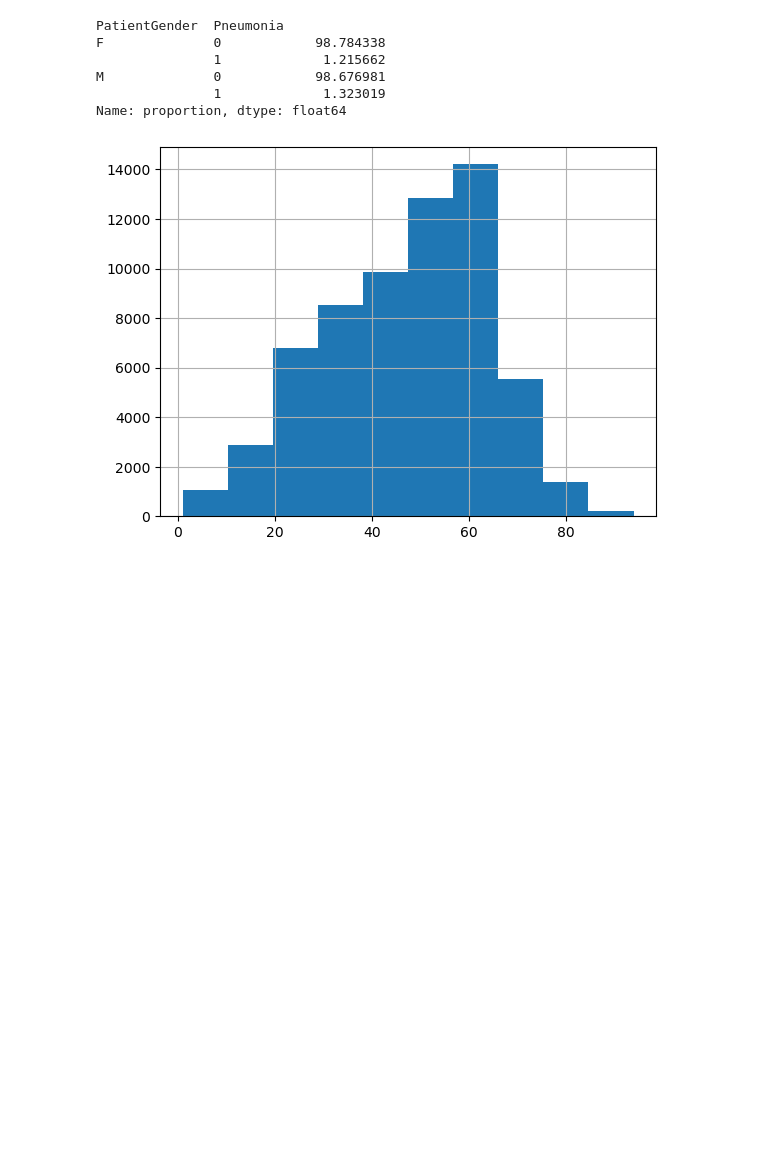
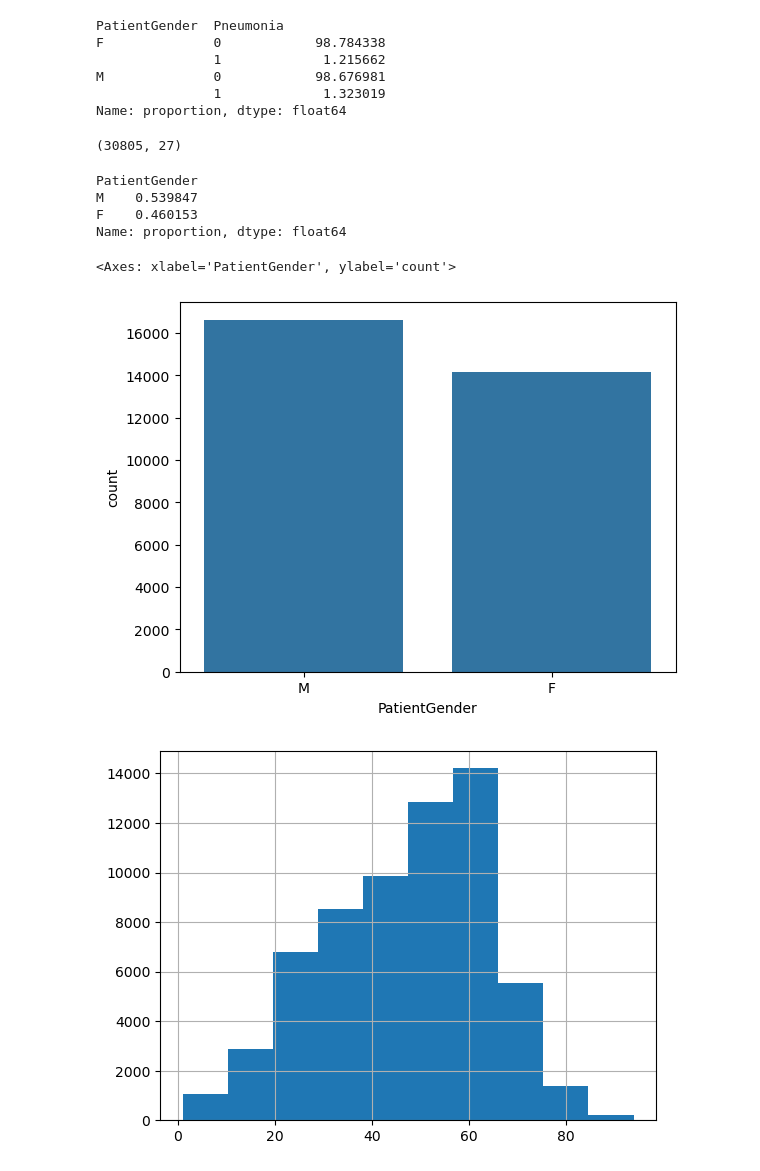
Before and after one commit to eshaan90/Pneumonia-Classification, a Jupyter notebook: src/EDA.ipynb, the cells around one changed output. Drawn from its saved outputs; the diff is of its cells as text; code cells hidden in the pictures; blank space fills up the shorter version.

```diff
--- a/src/EDA.ipynb
+++ b/src/EDA.ipynb
@@ -927,6 +1190,23 @@ F              0            98.784338
 M              0            98.676981
                1             1.323019
 Name: proportion, dtype: float64
+# %%
+# We remove duplicate PatientID entries and get the actual gender ratio
+df_tmp=all_xray_diseases_df.copy()
+df_tmp.drop_duplicates('PatientID',keep='first',inplace=True)
+print(df_tmp.shape)
+# %% [output]
+(30805, 27)
+# %%
+print(df_tmp['PatientGender'].value_counts(normalize=True))
+sns.countplot(data=df_tmp,x='PatientGender')
+# %% [output]
+PatientGender
+M    0.539847
+F    0.460153
+Name: proportion, dtype: float64
+<Axes: xlabel='PatientGender', ylabel='count'>
+[figure, added]
 # %%
 plt.hist(all_xray_diseases_df.query('PatientAge <=100 & PatientGender=="M"')['PatientAge'])
 plt.grid()
```
Also changed, not shown: parts of 46 cells of this notebook, 1 other file.
